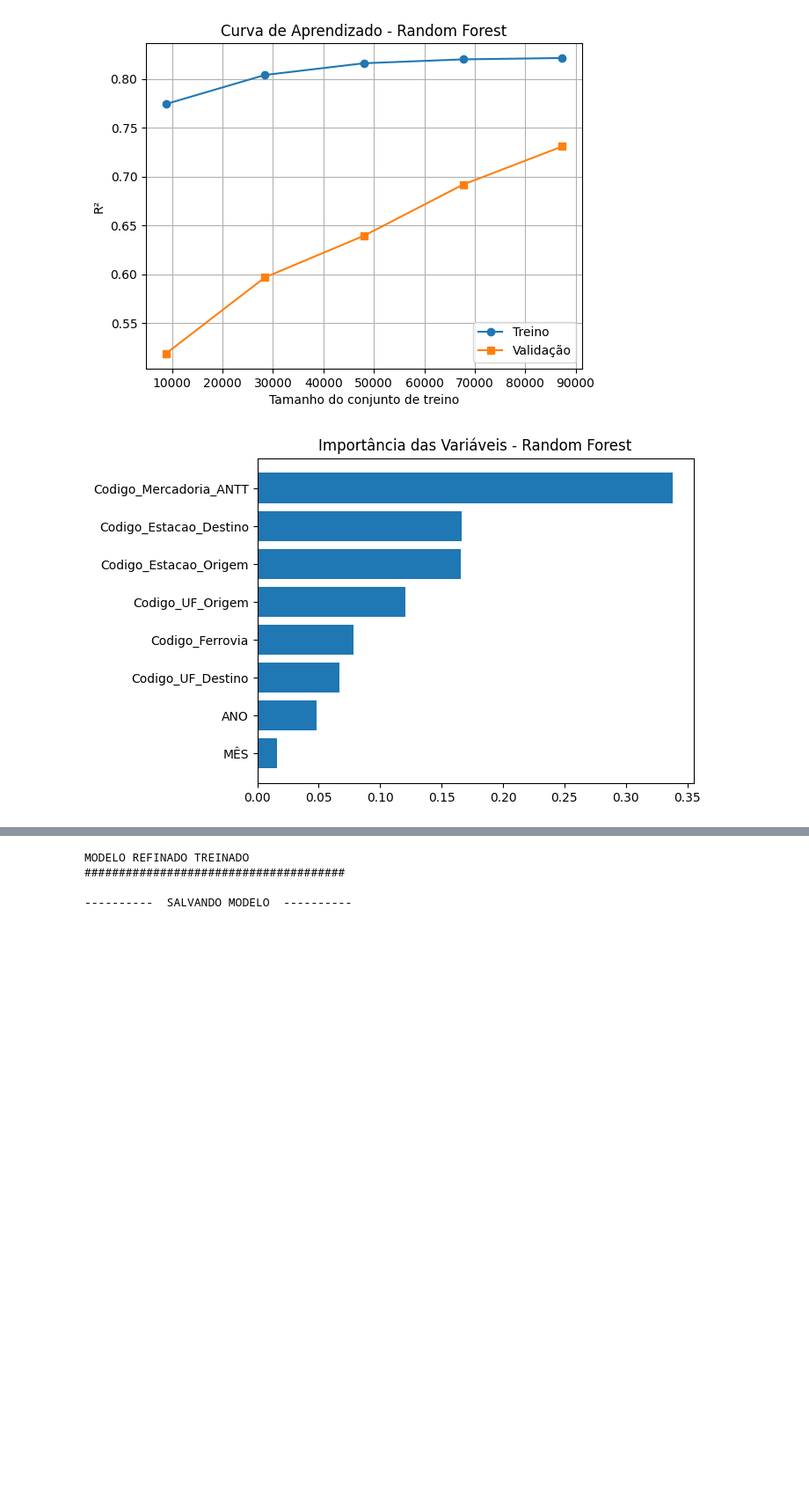
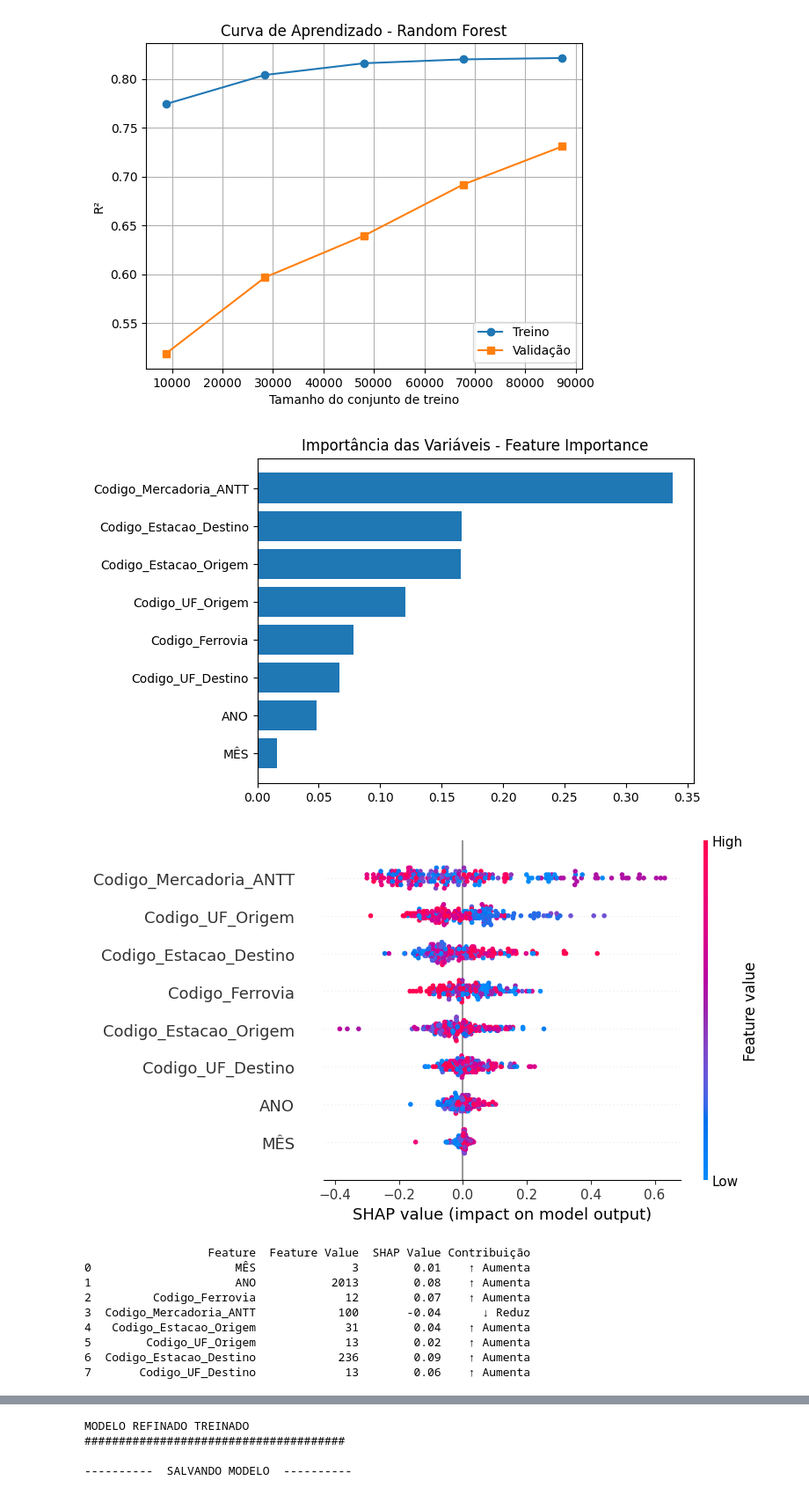
Before and after one commit to iugamil/ANTT_FERROVIAS_TONELADAS, a Jupyter notebook: 01-ANTT_FERROVIAS_RANDOMFOREST_REGRESSOR.ipynb, the cells around one changed output, grey strips where cells are left out. Shown at 88% size. Saved outputs shown, nothing was run; the diff lists cells and outputs as text; code cells hidden in the pictures; blank space fills up the shorter version.

```diff
--- a/01-ANTT_FERROVIAS_RANDOMFOREST_REGRESSOR.ipynb
+++ b/01-ANTT_FERROVIAS_RANDOMFOREST_REGRESSOR.ipynb
@@ -928,36 +930,81 @@ plt.show()
 # %%
 ############################################################################
 
 
 # VALIDAÇÃO DO MODELO
 
 
 ############################################################################
 
 
 '''
 
 FEATURE IMPORTANCE permite verificar quais variáveis estão sendo mais beneficas para as predições
+
+SHAP é uma técnica que atribui a contribuição individual de cada variável
+para a predição de um modelo. Ele responde à pergunta:
+"Quanto cada feature influenciou para aumentar ou diminuir o valor previsto?"
+
+No grafico de IMPACTO DO SHAPE temos os registros representados em bolinhas azuis e vermelhas.
+as bolinhas azuis representam os valores baixos daquela variavel e os valores vermelhos os valores altos daquela variavel.
+No caso da feature ANO vemos uma concentração vermelha para direita o que indica que quanto maior o valor do ANO maior a predição,
+as bolinhas azuis se concentram do lado esquerdo o que significa que ANO menores diminuem a predição.
 '''
 
+import shap
 
 # REPRODUTIBILIDADE
 np.random.seed(2)
 
-# IMPORTANCIA DAS VARIAVEIS - FEATURE IMPORTANCE
+############ IMPORTANCIA DAS VARIAVEIS - FEATURE IMPORTANCE
 
 importances = modelo.feature_importances_
 features = x.columns
 
 feat_imp = pd.DataFrame({'Feature': features, 'Importance': importances})
 feat_imp = feat_imp.sort_values('Importance', ascending=False)
 
 plt.barh(feat_imp['Feature'], feat_imp['Importance'])
-plt.title('Importância das Variáveis - Random Forest')
+plt.title('Importância das Variáveis - Feature Importance')
 plt.gca().invert_yaxis()
 plt.show()
+
+
+
+############  EXPLICABILIDADE DAS COLUNAS COM SHAP
+
+# AMOSTRA DOS DADOS
+amostra = x.sample(200, random_state=42)
+
+# SHAP DO MODELO PRINCIPAL
+explainer_main = shap.TreeExplainer(modelo)
+shap_values_main = explainer_main.shap_values(amostra)
+shap.summary_plot(shap_values_main, amostra)
+
+# SHAP DAS COLUNAS INDIVIDUAIS
+instance_index = 0
+shap_df = pd.DataFrame({
+    'Feature': x_test.columns,
+    'Feature Value': x_test.iloc[instance_index].values,
+    'SHAP Value': shap_values_main[instance_index]
+})
+
+# Adiciona coluna de contribuição
+shap_df['Contribuição'] = shap_df['SHAP Value'].apply(lambda x: '↑ Aumenta prediçao' if x > 0 else '↓ Reduz predição')
+
+print(shap_df)
 # %% [output]
-[figure, old version]
+[figure, new version]
+[figure, added]
+                  Feature  Feature Value  SHAP Value Contribuição
+0                     MÊS              3        0.01    ↑ Aumenta
+1                     ANO           2013        0.08    ↑ Aumenta
+2         Codigo_Ferrovia             12        0.07    ↑ Aumenta
+3  Codigo_Mercadoria_ANTT            100       -0.04      ↓ Reduz
+4   Codigo_Estacao_Origem             31        0.04    ↑ Aumenta
+5        Codigo_UF_Origem             13        0.02    ↑ Aumenta
+6  Codigo_Estacao_Destino            236        0.09    ↑ Aumenta
+7       Codigo_UF_Destino             13        0.06    ↑ Aumenta
 # %%
 ############################################################################
 
```
Also changed, not shown: parts of 7 cells of this notebook.
